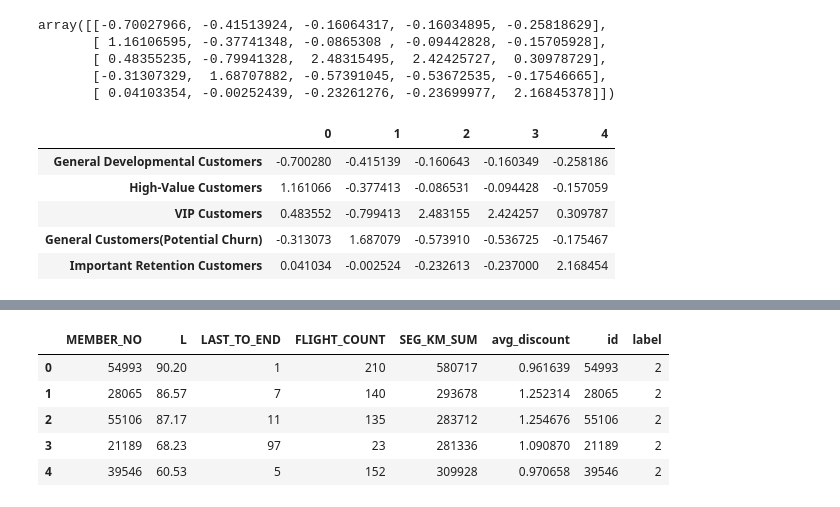
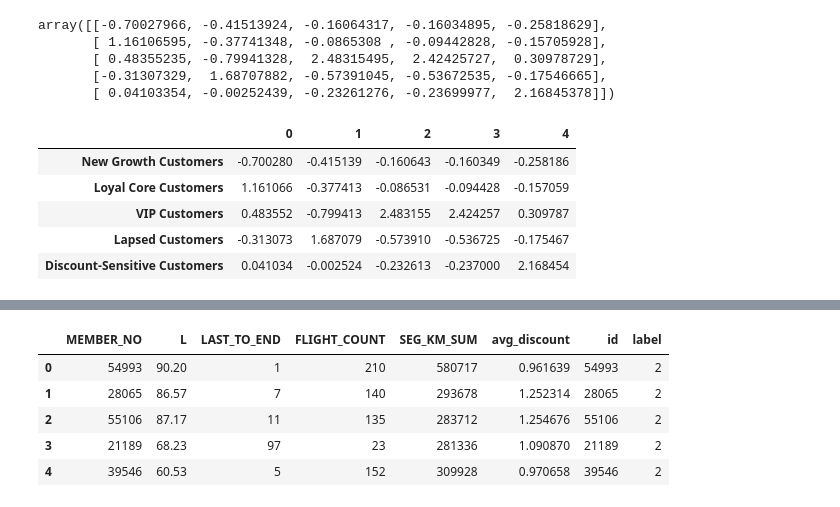
Before and after one commit to ZHLuo-Dev/airline-customer-segmentation, a Jupyter notebook: airline_customer_segmentation.ipynb, the cells around one changed output, grey strips where cells are left out. Drawn from its saved outputs; the diff is of its cells as text; code cells hidden in the pictures.

```diff
--- a/airline_customer_segmentation.ipynb
+++ b/airline_customer_segmentation.ipynb
@@ -353,15 +353,15 @@ array([[-0.70027966, -0.41513924, -0.16064317, -0.16034895, -0.25818629],
        [ 0.04103354, -0.00252439, -0.23261276, -0.23699977,  2.16845378]])
 # %%
 df=pd.DataFrame(data=kmeans_model.cluster_centers_)
-cluster_names = ['General Developmental Customers', 'High-Value Customers',
-                 'VIP Customers', 'General Customers(Potential Churn)', 'Important Retention Customers']
+cluster_names = ['New Growth Customers', 'Loyal Core Customers',
+                 'VIP Customers', 'Lapsed Customers', 'Discount-Sensitive Customers']
 df.index = cluster_names
 df.to_csv('df_with_names.csv')
 df
 # %% [output]
 |  | 0 | 1 | 2 | 3 | 4 |
-| General Developmental Customers | -0.700280 | -0.415139 | -0.160643 | -0.160349 | -0.258186 |
-| High-Value Customers | 1.161066 | -0.377413 | -0.086531 | -0.094428 | -0.157059 |
+| New Growth Customers | -0.700280 | -0.415139 | -0.160643 | -0.160349 | -0.258186 |
+| Loyal Core Customers | 1.161066 | -0.377413 | -0.086531 | -0.094428 | -0.157059 |
 | VIP Customers | 0.483552 | -0.799413 | 2.483155 | 2.424257 | 0.309787 |
-| General Customers(Potential Churn) | -0.313073 | 1.687079 | -0.573910 | -0.536725 | -0.175467 |
-| Important Retention Customers | 0.041034 | -0.002524 | -0.232613 | -0.237000 | 2.168454 |
+| Lapsed Customers | -0.313073 | 1.687079 | -0.573910 | -0.536725 | -0.175467 |
+| Discount-Sensitive Customers | 0.041034 | -0.002524 | -0.232613 | -0.237000 | 2.168454 |
```
Also changed, not shown: parts of 30 cells of this notebook, 3 other files.
